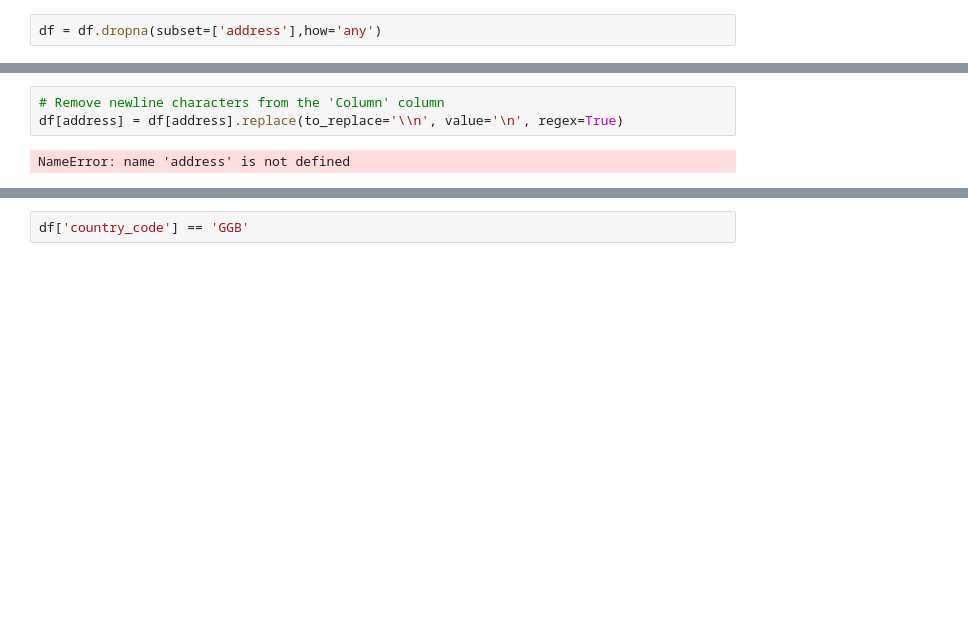
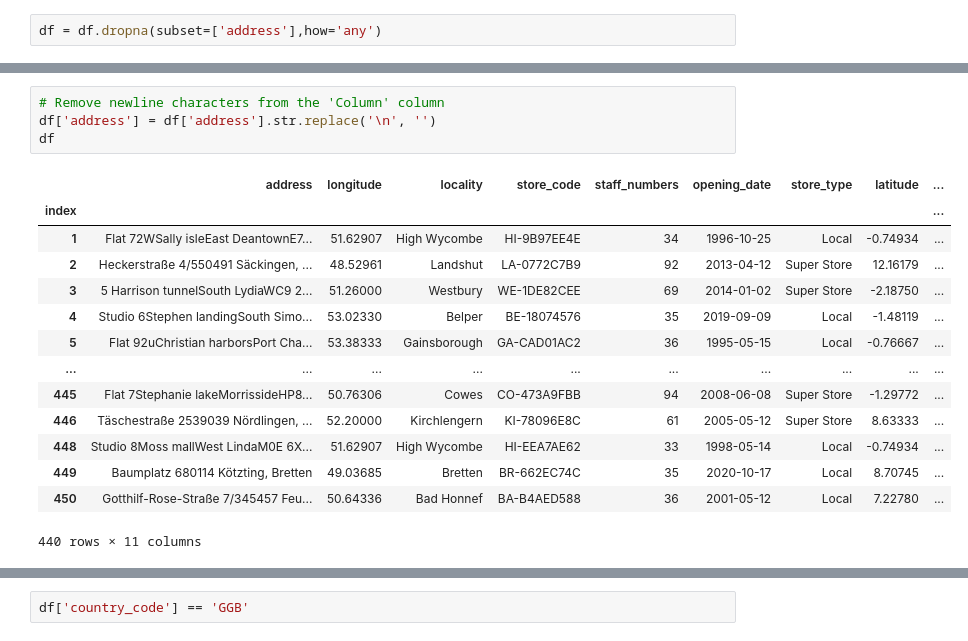
Before and after one commit to pearlroys/Multinational-retail-data-centralisation, a Jupyter notebook: cleans_user_data.ipynb, the cells around one changed output, grey strips where cells are left out. Drawn from its saved outputs; the diff is of its cells as text; blank space fills up the shorter version.

```diff
--- a/cleans_user_data.ipynb
+++ b/cleans_user_data.ipynb
@@ -133,5 +129,19 @@ array(['Local', 'Super Store', 'Mall Kiosk', 'Outlet', 'QP74AHEQT0',
 # %%
 # Remove newline characters from the 'Column' column
-df[address] = df[address].replace(to_replace='\\n', value='\n', regex=True)
+df['address'] = df['address'].str.replace('\n', '')
+df
 # %% [output]
+|  | address | longitude | locality | store_code | staff_numbers | opening_date | store_type | latitude | ... |
+| index |  |  |  |  |  |  |  |  | ... |
+| 1 | Flat 72WSally isleEast DeantownE7... | 51.62907 | High Wycombe | HI-9B97EE4E | 34 | 1996-10-25 | Local | -0.74934 | ... |
+| 2 | Heckerstraße 4/550491 Säckingen, ... | 48.52961 | Landshut | LA-0772C7B9 | 92 | 2013-04-12 | Super Store | 12.16179 | ... |
+| 3 | 5 Harrison tunnelSouth LydiaWC9 2... | 51.26000 | Westbury | WE-1DE82CEE | 69 | 2014-01-02 | Super Store | -2.18750 | ... |
+| 4 | Studio 6Stephen landingSouth Simo... | 53.02330 | Belper | BE-18074576 | 35 | 2019-09-09 | Local | -1.48119 | ... |
+| 5 | Flat 92uChristian harborsPort Cha... | 53.38333 | Gainsborough | GA-CAD01AC2 | 36 | 1995-05-15 | Local | -0.76667 | ... |
+| ... | ... | ... | ... | ... | ... | ... | ... | ... | ... |
+| 445 | Flat 7Stephanie lakeMorrissideHP8... | 50.76306 | Cowes | CO-473A9FBB | 94 | 2008-06-08 | Super Store | -1.29772 | ... |
+| 446 | Täschestraße 2539039 Nördlingen, ... | 52.20000 | Kirchlengern | KI-78096E8C | 61 | 2005-05-12 | Super Store | 8.63333 | ... |
+| 448 | Studio 8Moss mallWest LindaM0E 6X... | 51.62907 | High Wycombe | HI-EEA7AE62 | 33 | 1998-05-14 | Local | -0.74934 | ... |
+| 449 | Baumplatz 680114 Kötzting, Bretten | 49.03685 | Bretten | BR-662EC74C | 35 | 2020-10-17 | Local | 8.70745 | ... |
+| 450 | Gotthilf-Rose-Straße 7/345457 Feu... | 50.64336 | Bad Honnef | BA-B4AED588 | 36 | 2001-05-12 | Local | 7.22780 | ... |
-NameError: name 'address' is not defined
+440 rows × 11 columns
```
Also changed, not shown: parts of 11 cells of this notebook.
